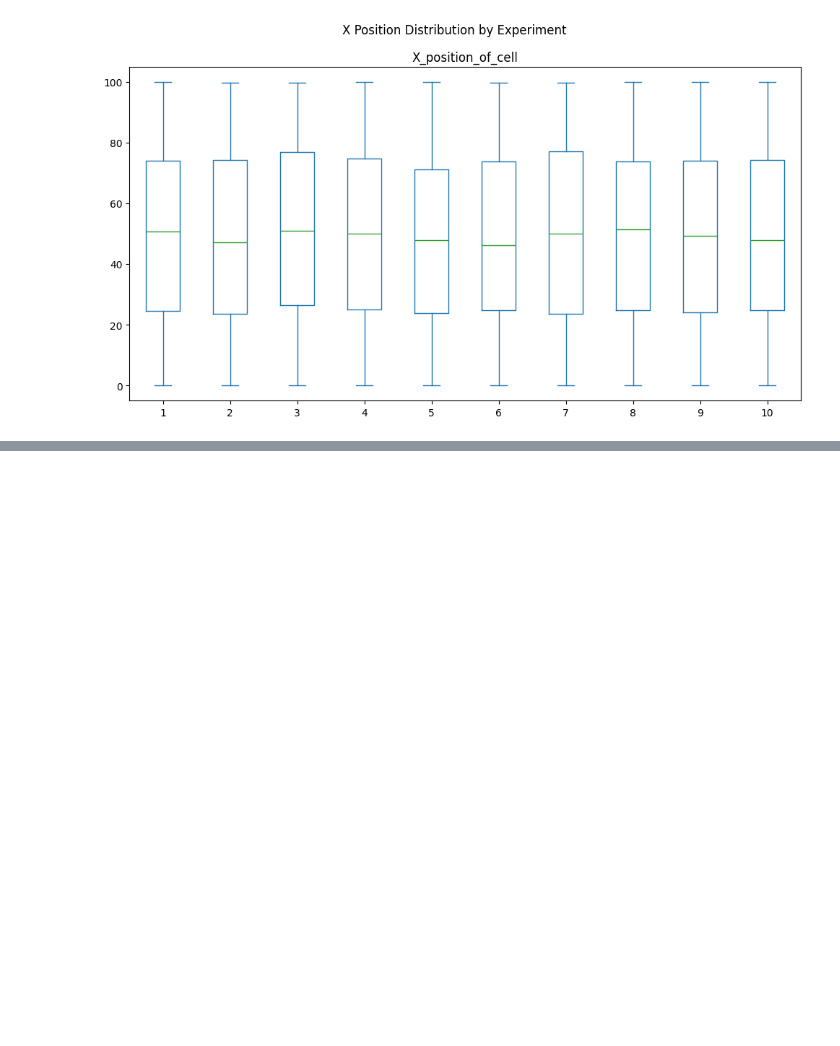
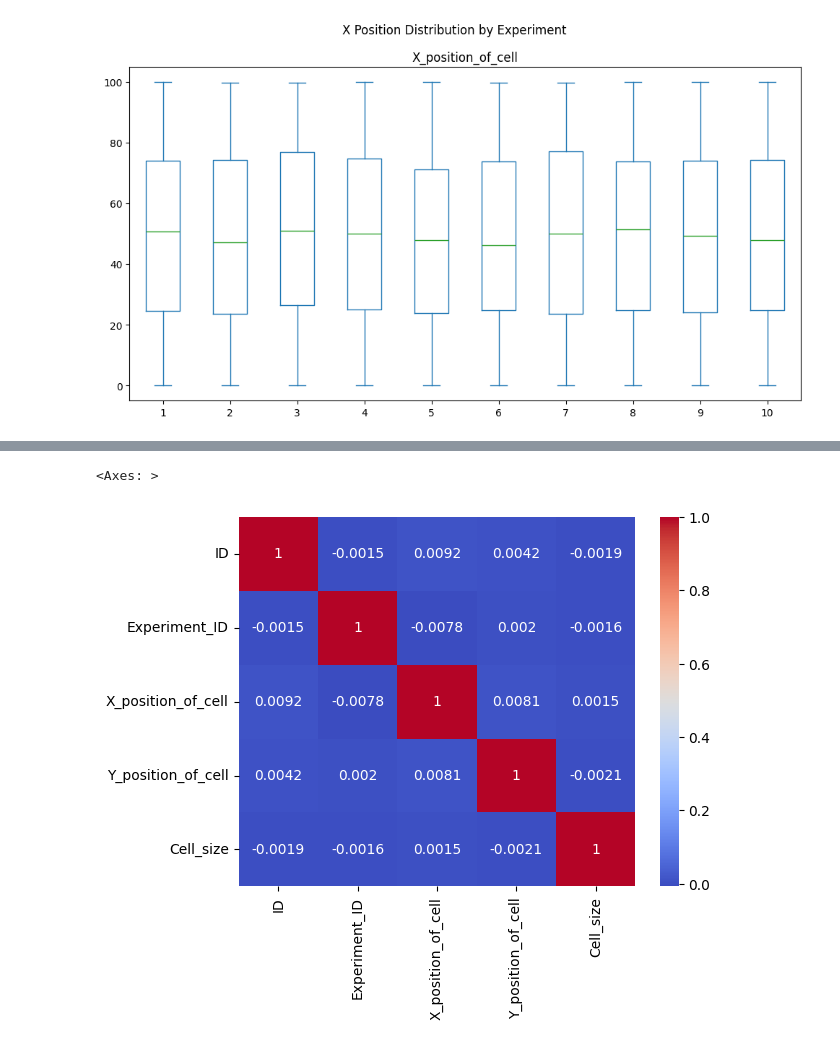
Before and after one commit to Sanarazaaa/Pandas-for-Biologist, a Jupyter notebook: Data_Visualization_Using_Pandas.ipynb, the cells around one changed output, grey strips where cells are left out. Saved outputs shown, nothing was run; the diff lists cells and outputs as text; code cells hidden in the pictures; blank space fills up the shorter version.

```diff
--- a/Data_Visualization_Using_Pandas.ipynb
+++ b/Data_Visualization_Using_Pandas.ipynb
@@ -80,3 +85,7 @@ df.plot(kind='box', column='X_position_of_cell', by='Experiment_ID', figsize=(12
 | X_position_of_cell | Axes(0.125,0.11;0.775x0.77) |
 dtype: object
 [figure]
+# %%
+# Calculate the correlation matrix, only including numerical features
+correlation_matrix = df.select_dtypes(include=['number']).corr()
+print(correlation_matrix)
@@ -82,0 +106,8 @@ dtype: object
+# %%
+# visualize the correlation matrix to see how different columns are related.
+
+import seaborn as sns
+sns.heatmap(correlation_matrix, annot=True, cmap='coolwarm')
+# %% [output]
+<Axes: >
+[figure, added]
```
Also changed, not shown: parts of 2 cells of this notebook.
